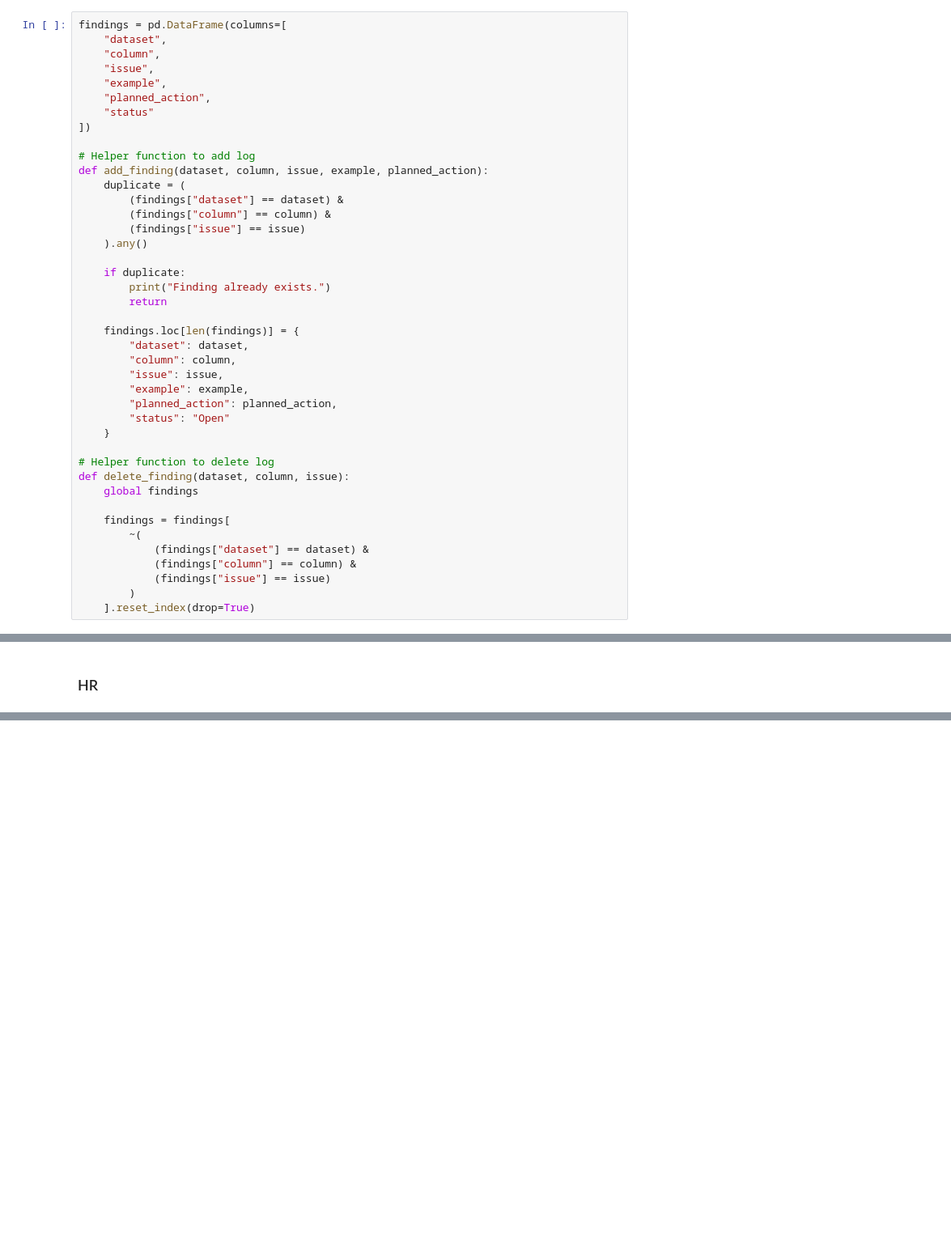
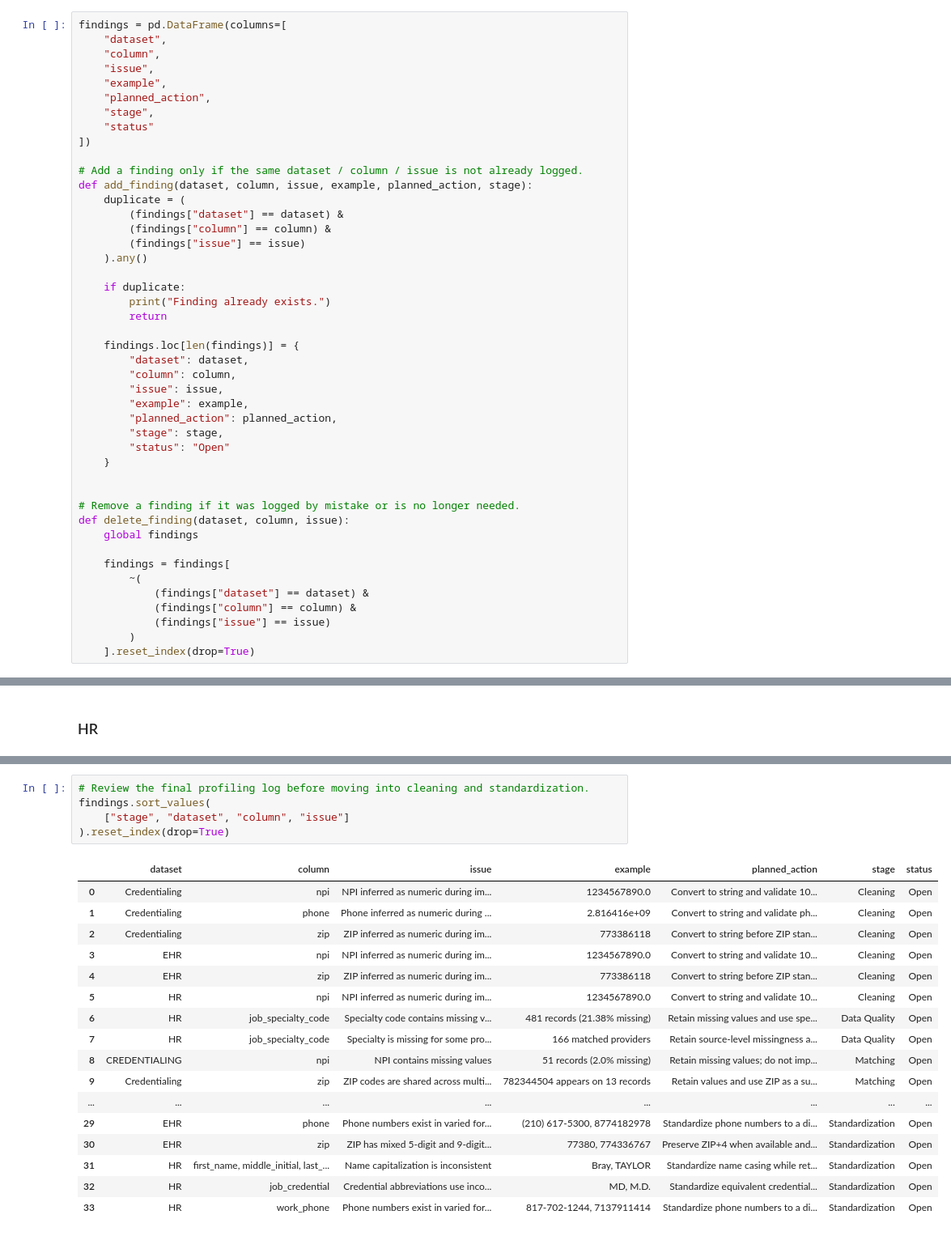
Before and after one commit to monkikat/provider-mdm-pimcore, a Jupyter notebook: notebooks/profiling_source_data.ipynb, the cells around one changed output, grey strips where cells are left out. Shown at 81% size. Saved outputs shown, nothing was run; the diff lists cells and outputs as text; blank space fills up the shorter version.

Commit message:
Added stage field to findings log

```diff
--- a/notebooks/profiling_source_data.ipynb
+++ b/notebooks/profiling_source_data.ipynb
@@ -20,11 +33,12 @@ findings = pd.DataFrame(columns=[
     "issue",
     "example",
     "planned_action",
+    "stage",
     "status"
 ])
 
-# Helper function to add log
-def add_finding(dataset, column, issue, example, planned_action):
+# Add a finding only if the same dataset / column / issue is not already logged.
+def add_finding(dataset, column, issue, example, planned_action, stage):
     duplicate = (
         (findings["dataset"] == dataset) &
         (findings["column"] == column) &
@@ -41,10 +55,12 @@ def add_finding(dataset, column, issue, example, planned_action):
         "issue": issue,
         "example": example,
         "planned_action": planned_action,
+        "stage": stage,
         "status": "Open"
     }
 
-# Helper function to delete log
+
+# Remove a finding if it was logged by mistake or is no longer needed.
 def delete_finding(dataset, column, issue):
     global findings
 
@@ -845,0 +1055,23 @@ print(FINDINGS_PATH)
+# %%
+# Review the final profiling log before moving into cleaning and standardization.
+findings.sort_values(
+    ["stage", "dataset", "column", "issue"]
+).reset_index(drop=True)
+# %% [output]
+|  | dataset | column | issue | example | planned_action | stage | status |
+| 0 | Credentialing | npi | NPI inferred as numeric during im... | 1234567890.0 | Convert to string and validate 10... | Cleaning | Open |
+| 1 | Credentialing | phone | Phone inferred as numeric during ... | 2.816416e+09 | Convert to string and validate ph... | Cleaning | Open |
+| 2 | Credentialing | zip | ZIP inferred as numeric during im... | 773386118 | Convert to string before ZIP stan... | Cleaning | Open |
+| 3 | EHR | npi | NPI inferred as numeric during im... | 1234567890.0 | Convert to string and validate 10... | Cleaning | Open |
+| 4 | EHR | zip | ZIP inferred as numeric during im... | 773386118 | Convert to string before ZIP stan... | Cleaning | Open |
+| 5 | HR | npi | NPI inferred as numeric during im... | 1234567890.0 | Convert to string and validate 10... | Cleaning | Open |
+| 6 | HR | job_specialty_code | Specialty code contains missing v... | 481 records (21.38% missing) | Retain missing values and use spe... | Data Quality | Open |
+| 7 | HR | job_specialty_code | Specialty is missing for some pro... | 166 matched providers | Retain source-level missingness a... | Data Quality | Open |
+| 8 | CREDENTIALING | npi | NPI contains missing values | 51 records (2.0% missing) | Retain missing values; do not imp... | Matching | Open |
+| 9 | Credentialing | zip | ZIP codes are shared across multi... | 782344504 appears on 13 records | Retain values and use ZIP as a su... | Matching | Open |
+| ... | ... | ... | ... | ... | ... | ... | ... |
+| 29 | EHR | phone | Phone numbers exist in varied for... | (210) 617-5300, 8774182978 | Standardize phone numbers to a di... | Standardization | Open |
+| 30 | EHR | zip | ZIP has mixed 5-digit and 9-digit... | 77380, 774336767 | Preserve ZIP+4 when available and... | Standardization | Open |
+| 31 | HR | first_name, middle_initial, last_... | Name capitalization is inconsistent | Bray, TAYLOR | Standardize name casing while ret... | Standardization | Open |
+| 32 | HR | job_credential | Credential abbreviations use inco... | MD, M.D. | Standardize equivalent credential... | Standardization | Open |
+| 33 | HR | work_phone | Phone numbers exist in varied for... | 817-702-1244, 7137911414 | Standardize phone numbers to a di... | Standardization | Open |
```
Also changed, not shown: parts of 96 cells of this notebook, 1 other file.
